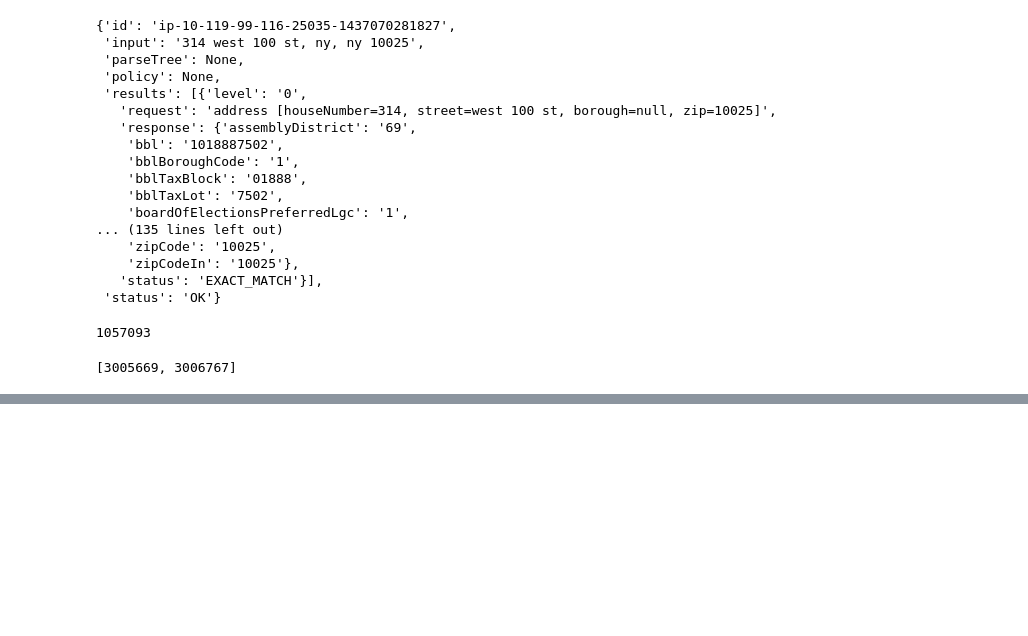
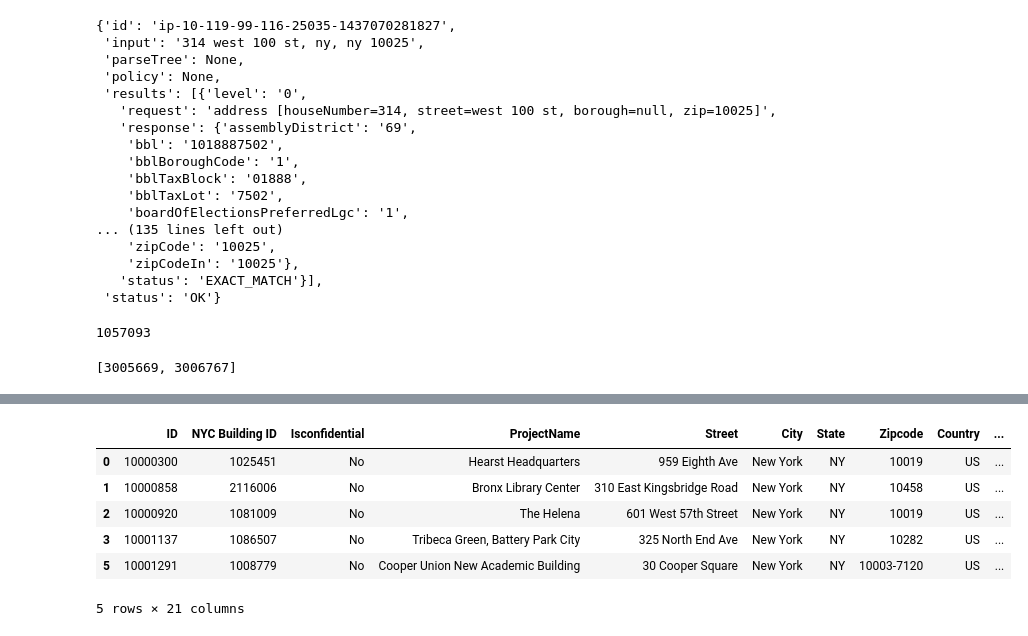
Before and after one commit to Data-Science-TIY/builditgreen, a Jupyter notebook: notebooks/NYCGeodataAPI.ipynb, the cells around one changed output, grey strips where cells are left out. Drawn from its saved outputs; the diff is of its cells as text; code cells hidden in the pictures; blank space fills up the shorter version.

```diff
--- a/notebooks/NYCGeodataAPI.ipynb
+++ b/notebooks/NYCGeodataAPI.ipynb
@@ -47,0 +298,2 @@ building_list
+# %%
+nyc_not_con_with_score = nyc_merged_df[(nyc_merged_df['Isconfidential'] == 'No') & (nyc_merged_df['IsCertified'] >= 'Yes')]
@@ -47,0 +326,21 @@ building_list
+# %%
+nyc_before_13= nyc_not_con_with_score[(nyc_not_con_with_score['year'] == '06') |
+                                      (nyc_not_con_with_score['year'] == '07') |
+                                     (nyc_not_con_with_score['year'] == '08') |
+                                     (nyc_not_con_with_score['year'] == '09') |
+                                     (nyc_not_con_with_score['year'] == '10') |
+                                     (nyc_not_con_with_score['year'] == '11') |
+                                     (nyc_not_con_with_score['year'] == '12') |
+                                     (nyc_not_con_with_score['year'] == '05') |
+                                     (nyc_not_con_with_score['year'] == '04') |
+                                     (nyc_not_con_with_score['year'] == '03')]
+# %%
+nyc_before_13.head()
+# %% [output]
+|  | ID | NYC Building ID | Isconfidential | ProjectName | Street | City | State | Zipcode | Country | ... |
+| 0 | 10000300 | 1025451 | No | Hearst Headquarters | 959 Eighth Ave | New York | NY | 10019 | US | ... |
+| 1 | 10000858 | 2116006 | No | Bronx Library Center | 310 East Kingsbridge Road | New York | NY | 10458 | US | ... |
+| 2 | 10000920 | 1081009 | No | The Helena | 601 West 57th Street | New York | NY | 10019 | US | ... |
+| 3 | 10001137 | 1086507 | No | Tribeca Green, Battery Park City | 325 North End Ave | New York | NY | 10282 | US | ... |
+| 5 | 10001291 | 1008779 | No | Cooper Union New Academic Building | 30 Cooper Square | New York | NY | 10003-7120 | US | ... |
+5 rows × 21 columns
```
Also changed, not shown: parts of 63 cells of this notebook, 6 other files.
